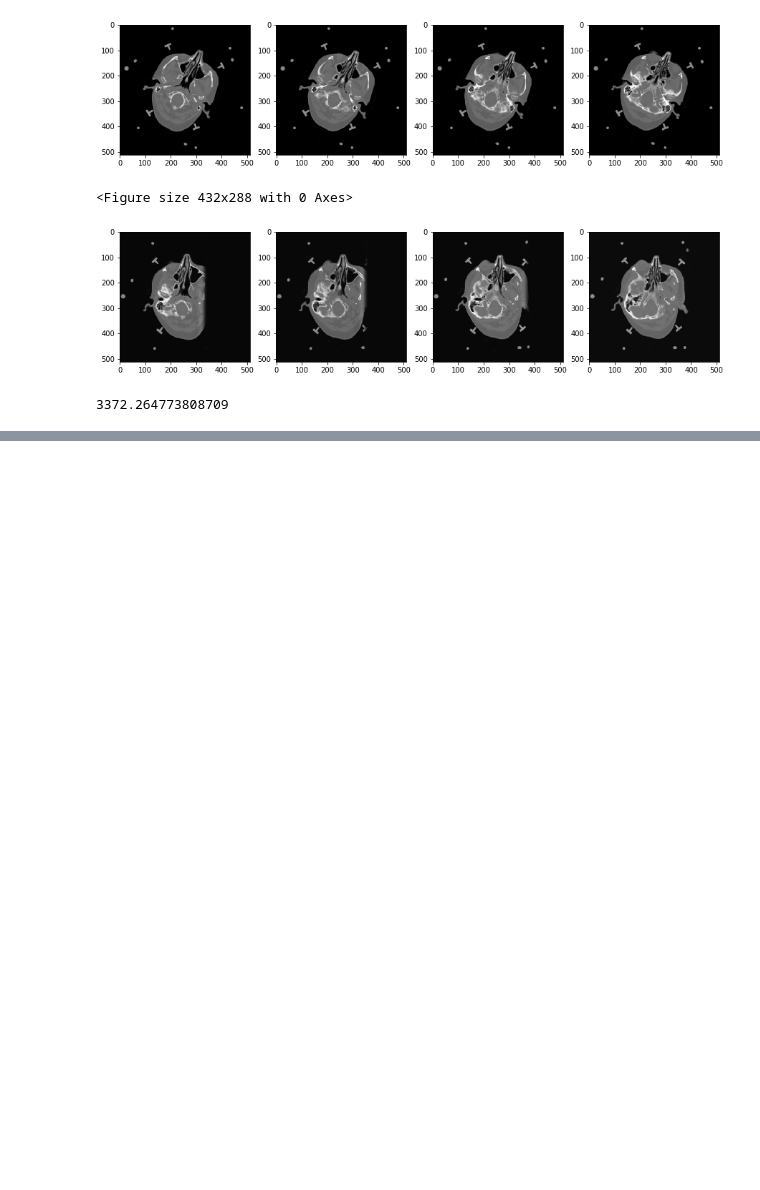
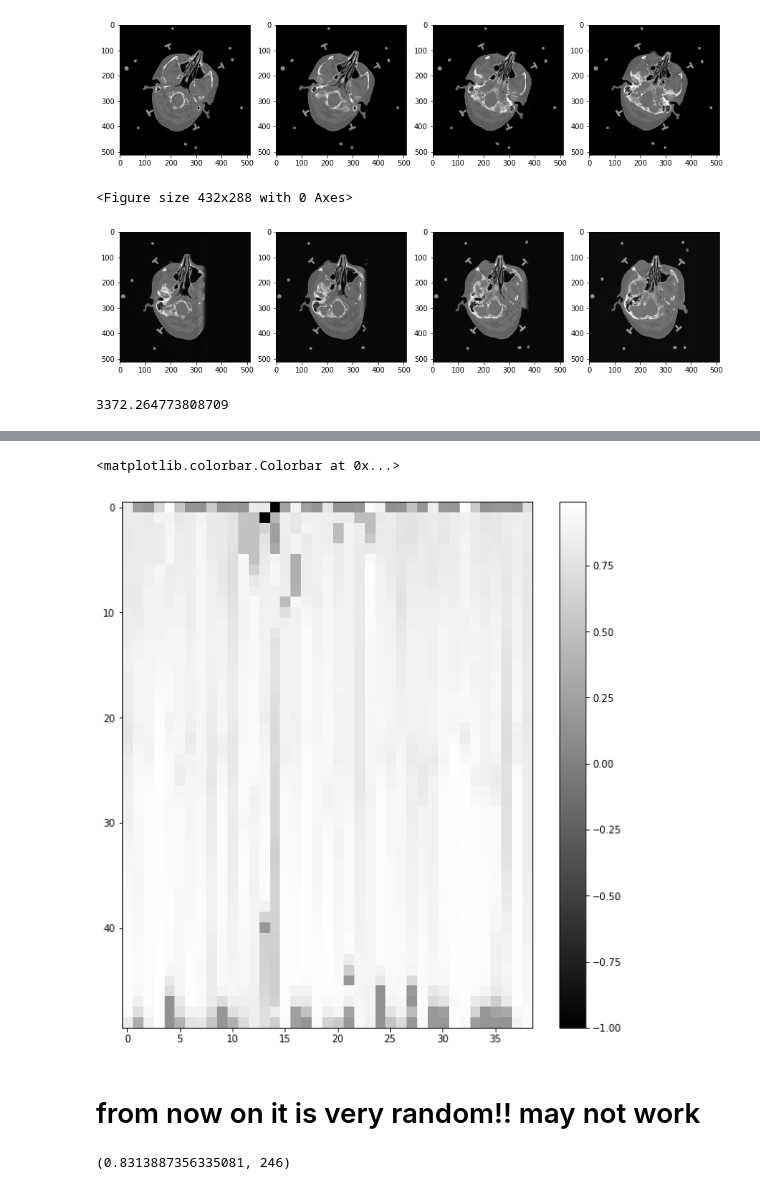
Before and after one commit to ibro45/Brain-Tumor-Detection, a Jupyter notebook: load_and_visualize.ipynb, the cells around one changed output, grey strips where cells are left out. Saved outputs shown, nothing was run; the diff lists cells and outputs as text; code cells hidden in the pictures; blank space fills up the shorter version.

```diff
--- a/load_and_visualize.ipynb
+++ b/load_and_visualize.ipynb
@@ -349,0 +515,16 @@ np.max(s_rot2)
+# %%
+n_slices = 50
+n_brains = len(slice_index)
+corr_all = np.zeros([n_slices, n_brains])
+for i in tqdm(range(n_brains)):
+    scan = get_brain(i, ct_paths_sorted, arr, slice_index)
+    corrs, axes = brain_corr2(scan,n_slices=n_slices)
+    corr_all[:, i] = corrs
+# corr_all
+# %%
+fig = plt.figure(figsize=(10, 10))
+plt.imshow(corr_all)
+plt.colorbar()
+# %% [output]
+<matplotlib.colorbar.Colorbar at 0x...>
+[figure, added]
@@ -349,0 +533,6 @@ np.max(s_rot2)
+# %% [markdown]
+# from now on it is very random!! may not work
+# %%
+find_corr_ax(scan[:, :, slice_id])
+# %% [output]
+(0.8313887356335081, 246)
```
Also changed, not shown: parts of 27 cells of this notebook.
